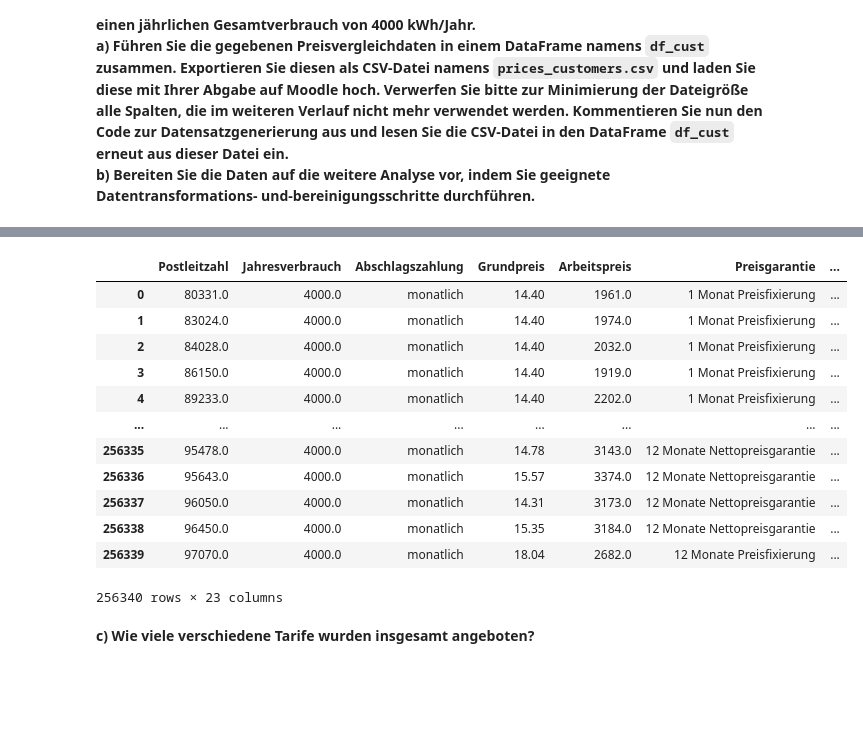
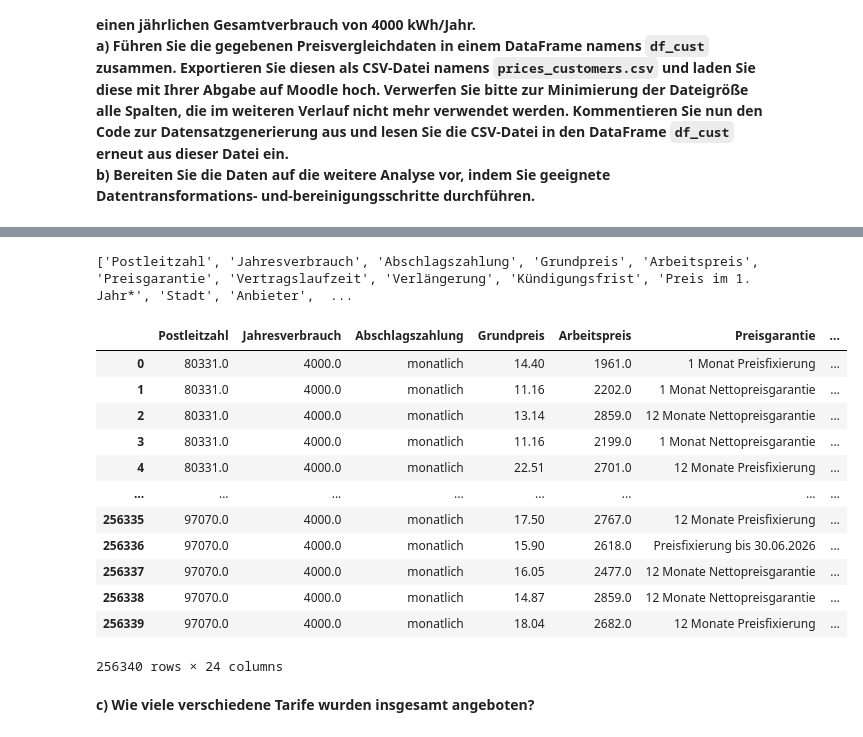
Before and after one commit to himanshunikam/DAT-Projektarbeit, a Jupyter notebook: aufgabe6.ipynb, the cells around one changed output, grey strips where cells are left out. Saved outputs shown, nothing was run; the diff lists cells and outputs as text; code cells hidden in the pictures; blank space fills up the shorter version.

```diff
--- a/aufgabe6.ipynb
+++ b/aufgabe6.ipynb
@@ -52,4 +63,4 @@ df_cust'''
 # %%
-'''df_cust = pd.read_csv('df_cust.csv')
-df_cust'''
+df_cust = pd.read_csv('prices_customers.csv', low_memory=False)
+df_cust
 # %% [output]
@@ -57,12 +79,0 @@ df_cust'''
-# %%
-'''import ast
-for col in df_cust.columns:
-    df_cust[col] = df_cust[col].apply(ast.literal_eval)
-
-combined_df = pd.DataFrame()
-
-for column in df_cust.columns:
-    temp_df = pd.json_normalize(df_cust[column])
-    combined_df = pd.concat([combined_df, temp_df], ignore_index=True)
-
-combined_df'''
@@ -90,27 +80,31 @@ final_df
+# %%
+print(df_cust.columns.tolist())
+# %% [output]
+['Postleitzahl', 'Jahresverbrauch', 'Abschlagszahlung', 'Grundpreis', 'Arbeitspreis', 'Preisgarantie', 'Vertragslaufzeit', 'Verlängerung', 'Kündigungsfrist', 'Preis im 1. Jahr*', 'Stadt', 'Anbieter',  ...
 # %%
-final_df['Jahresverbrauch'] = pd.to_numeric(final_df['Jahresverbrauch'].str.extract(r'(\d+\.\d+)')[0].str.replace('.', ''), errors='coerce')
-final_df['Grundpreis'] = pd.to_numeric(final_df['Grundpreis'].str.extract(r'(\d+\,\d+)')[0].str.replace(',', '.'), errors='coerce')
-final_df['Arbeitspreis'] = pd.to_numeric(final_df['Arbeitspreis'].str.extract(r'(\d+\,\d+)')[0].str.replace(',', ''), errors='coerce')
-final_df['Preis im 1. Jahr*'] = pd.to_numeric(final_df['Preis im 1. Jahr*'].str.extract(r'(\d+\,\d+)')[0].str.replace(',', ''), errors='coerce')
-final_df['Vertragslaufzeit'] = pd.to_numeric(final_df['Vertragslaufzeit'].str.extract(r'(\d+)')[0], errors='coerce')
+df_cust['Jahresverbrauch'] = pd.to_numeric(df_cust['Jahresverbrauch'].str.extract(r'(\d+\.\d+)')[0].str.replace('.', ''), errors='coerce')
+df_cust['Grundpreis'] = pd.to_numeric(df_cust['Grundpreis'].str.extract(r'(\d+\,\d+)')[0].str.replace(',', '.'), errors='coerce')
+df_cust['Arbeitspreis'] = pd.to_numeric(df_cust['Arbeitspreis'].str.extract(r'(\d+\,\d+)')[0].str.replace(',', ''), errors='coerce')
+df_cust['Preis im 1. Jahr*'] = pd.to_numeric(df_cust['Preis im 1. Jahr*'].str.extract(r'(\d+\,\d+)')[0].str.replace(',', ''), errors='coerce')
+df_cust['Vertragslaufzeit'] = pd.to_numeric(df_cust['Vertragslaufzeit'].str.extract(r'(\d+)')[0], errors='coerce')
 #final_df['Preisgarantie'] = pd.to_numeric(final_df['Preisgarantie'].str.extract(r'(\d+)')[0], errors='coerce')
 #final_df['Verlängerung'] = pd.to_numeric(final_df['Verlängerung'].str.extract(r'(\d+)')[0], errors='coerce')
 #final_df['Kündigungsfrist'] = pd.to_numeric(final_df['Kündigungsfrist'].str.extract(r'(\d+)')[0], errors='coerce')
-final_df
+df_cust
 # %% [output]
 |  | Postleitzahl | Jahresverbrauch | Abschlagszahlung | Grundpreis | Arbeitspreis | Preisgarantie | ... |
 | 0 | 80331.0 | 4000.0 | monatlich | 14.40 | 1961.0 | 1 Monat Preisfixierung | ... |
-| 1 | 83024.0 | 4000.0 | monatlich | 14.40 | 1974.0 | 1 Monat Preisfixierung | ... |
-| 2 | 84028.0 | 4000.0 | monatlich | 14.40 | 2032.0 | 1 Monat Preisfixierung | ... |
-| 3 | 86150.0 | 4000.0 | monatlich | 14.40 | 1919.0 | 1 Monat Preisfixierung | ... |
-| 4 | 89233.0 | 4000.0 | monatlich | 14.40 | 2202.0 | 1 Monat Preisfixierung | ... |
+| 1 | 80331.0 | 4000.0 | monatlich | 11.16 | 2202.0 | 1 Monat Nettopreisgarantie | ... |
+| 2 | 80331.0 | 4000.0 | monatlich | 13.14 | 2859.0 | 12 Monate Nettopreisgarantie | ... |
+| 3 | 80331.0 | 4000.0 | monatlich | 11.16 | 2199.0 | 1 Monat Nettopreisgarantie | ... |
+| 4 | 80331.0 | 4000.0 | monatlich | 22.51 | 2701.0 | 12 Monate Preisfixierung | ... |
 | ... | ... | ... | ... | ... | ... | ... | ... |
-| 256335 | 95478.0 | 4000.0 | monatlich | 14.78 | 3143.0 | 12 Monate Nettopreisgarantie | ... |
-| 256336 | 95643.0 | 4000.0 | monatlich | 15.57 | 3374.0 | 12 Monate Nettopreisgarantie | ... |
-| 256337 | 96050.0 | 4000.0 | monatlich | 14.31 | 3173.0 | 12 Monate Nettopreisgarantie | ... |
-| 256338 | 96450.0 | 4000.0 | monatlich | 15.35 | 3184.0 | 12 Monate Nettopreisgarantie | ... |
+| 256335 | 97070.0 | 4000.0 | monatlich | 17.50 | 2767.0 | 12 Monate Preisfixierung | ... |
+| 256336 | 97070.0 | 4000.0 | monatlich | 15.90 | 2618.0 | Preisfixierung bis 30.06.2026 | ... |
+| 256337 | 97070.0 | 4000.0 | monatlich | 16.05 | 2477.0 | 12 Monate Nettopreisgarantie | ... |
+| 256338 | 97070.0 | 4000.0 | monatlich | 14.87 | 2859.0 | 12 Monate Nettopreisgarantie | ... |
 | 256339 | 97070.0 | 4000.0 | monatlich | 18.04 | 2682.0 | 12 Monate Preisfixierung | ... |
-256340 rows × 23 columns
+256340 rows × 24 columns
 # %% [markdown]
 **c) Wie viele verschiedene Tarife wurden insgesamt angeboten?**
 # %%
```
Also changed, not shown: parts of 11 cells of this notebook.
